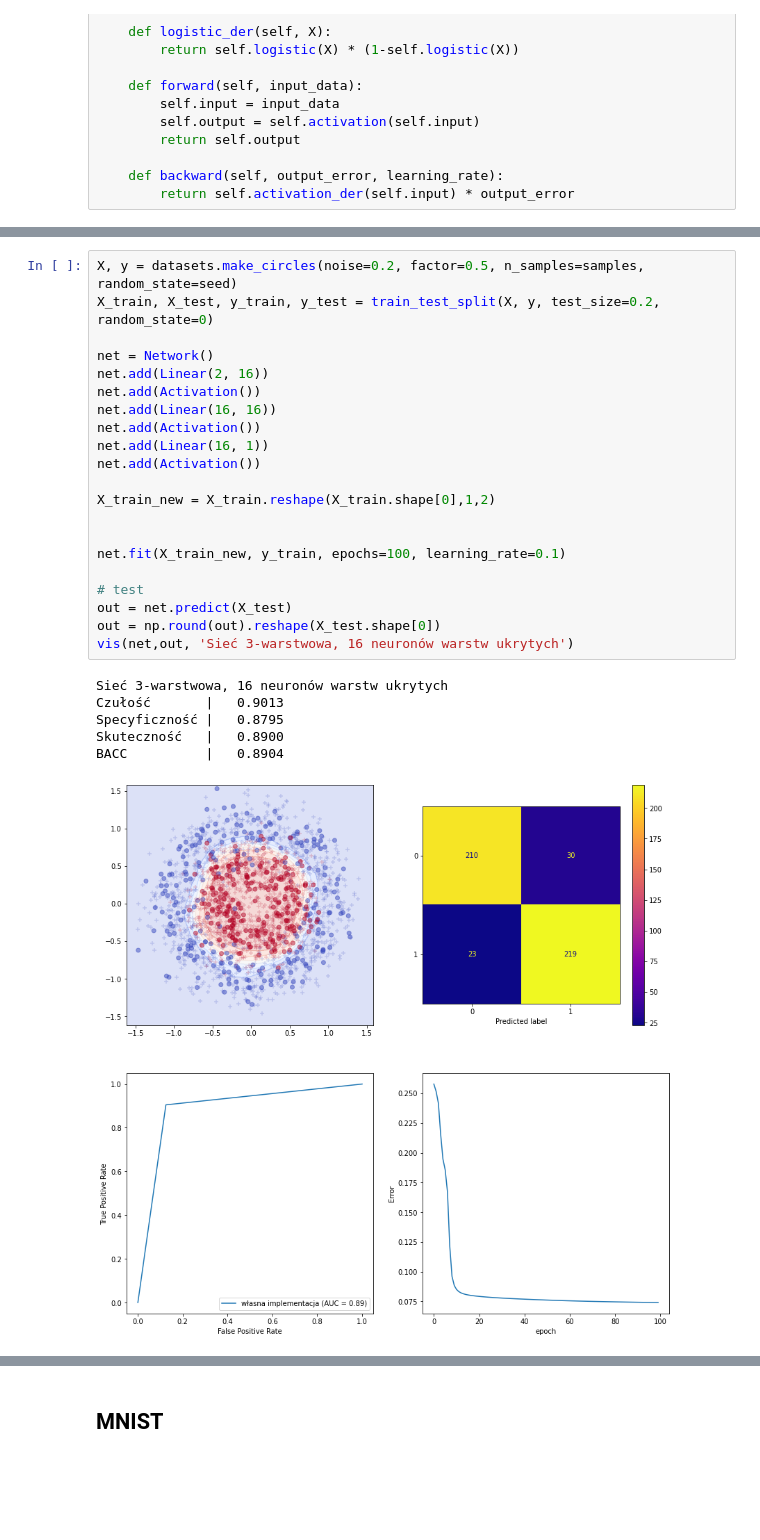
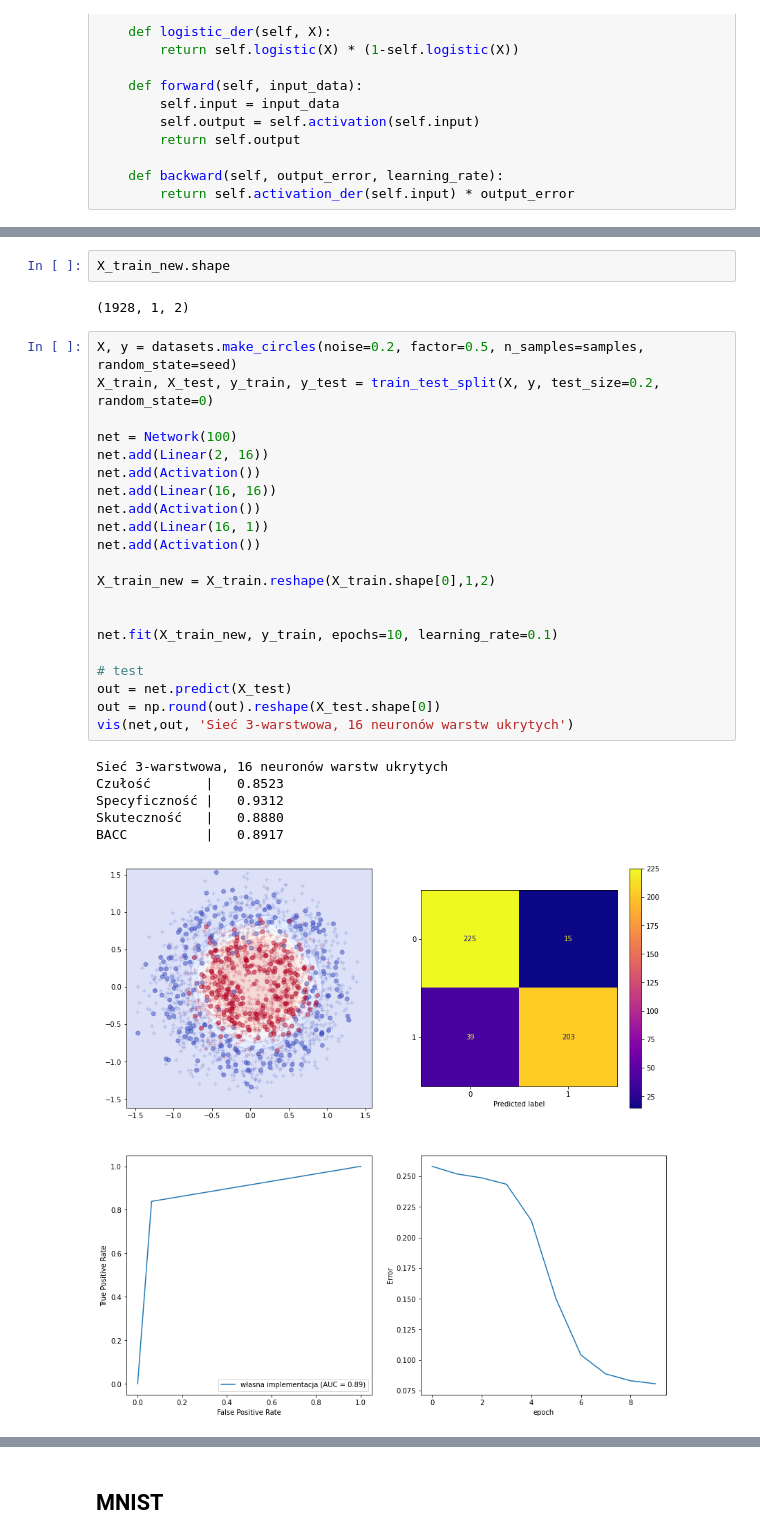
Before and after one commit to rafalbalcerzak/pum, a Jupyter notebook: pum8-siec_neuronowa/pum8-siec_neuronowa.ipynb, the cells around one changed output, grey strips where cells are left out. Cells and saved outputs as stored; diff of their text form; blank space fills up the shorter version.

```diff
--- a/pum8-siec_neuronowa/pum8-siec_neuronowa.ipynb
+++ b/pum8-siec_neuronowa/pum8-siec_neuronowa.ipynb
@@ -217,28 +222,32 @@ BACC          |   0.9774
+# %%
+X_train_new.shape
+# %% [output]
+(1928, 1, 2)
 # %%
 X, y = datasets.make_circles(noise=0.2, factor=0.5, n_samples=samples, random_state=seed)
 X_train, X_test, y_train, y_test = train_test_split(X, y, test_size=0.2, random_state=0)
 
-net = Network()
+net = Network(100)
 net.add(Linear(2, 16))
 net.add(Activation())
 net.add(Linear(16, 16))
 net.add(Activation())
 net.add(Linear(16, 1))
 net.add(Activation())
 
 X_train_new = X_train.reshape(X_train.shape[0],1,2)
 
 
-net.fit(X_train_new, y_train, epochs=100, learning_rate=0.1)
+net.fit(X_train_new, y_train, epochs=10, learning_rate=0.1)
 
 # test
 out = net.predict(X_test)
 out = np.round(out).reshape(X_test.shape[0])
 vis(net,out, 'Sieć 3-warstwowa, 16 neuronów warstw ukrytych')
 # %% [output]
 Sieć 3-warstwowa, 16 neuronów warstw ukrytych
-Czułość       |   0.9013
-Specyficzność |   0.8795
-Skuteczność   |   0.8900
-BACC          |   0.8904
+Czułość       |   0.8523
+Specyficzność |   0.9312
+Skuteczność   |   0.8880
+BACC          |   0.8917
-[figure, old version]
+[figure, new version]
```
Also changed, not shown: parts of 9 cells of this notebook, 2 other files.
